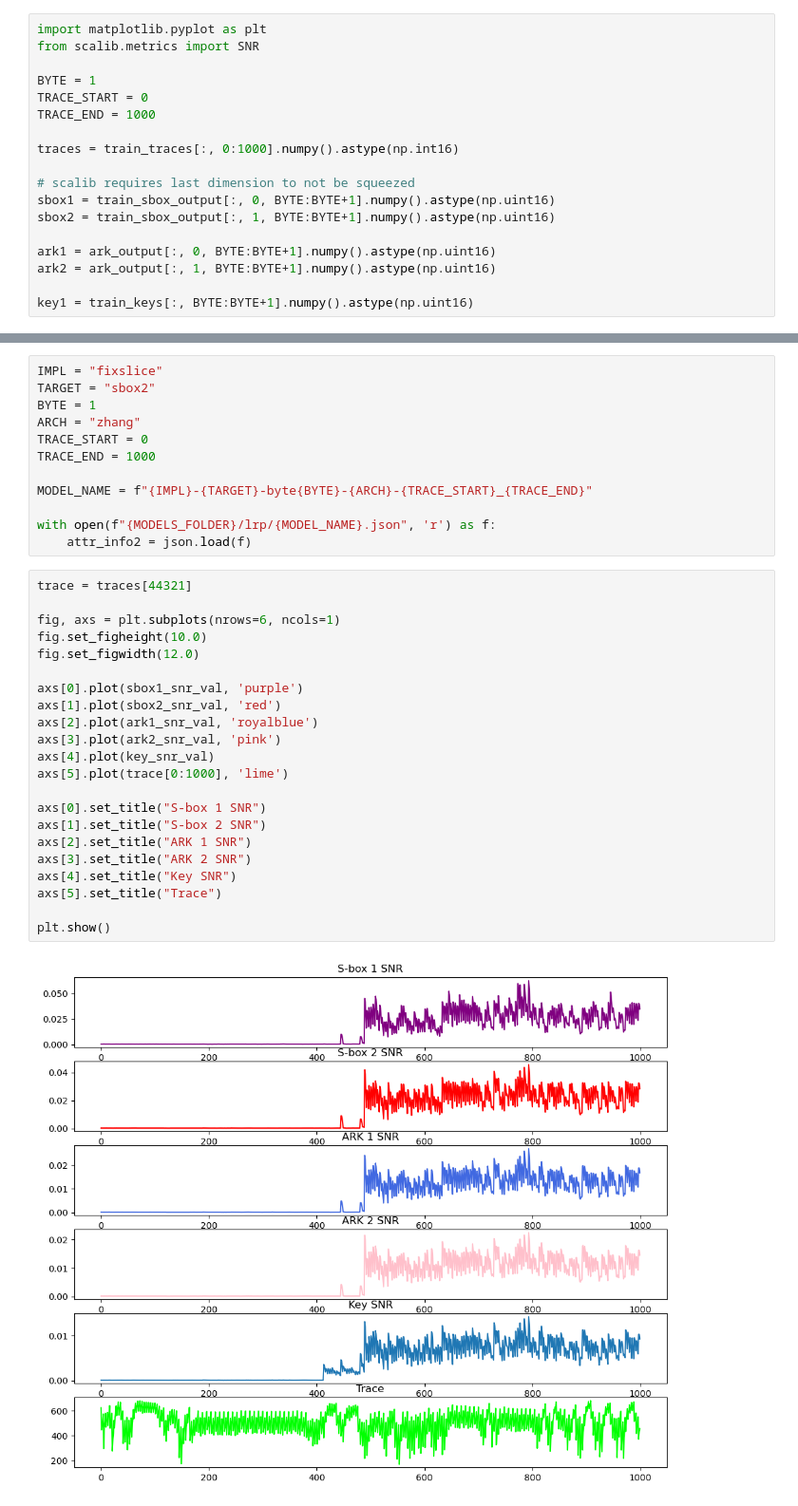
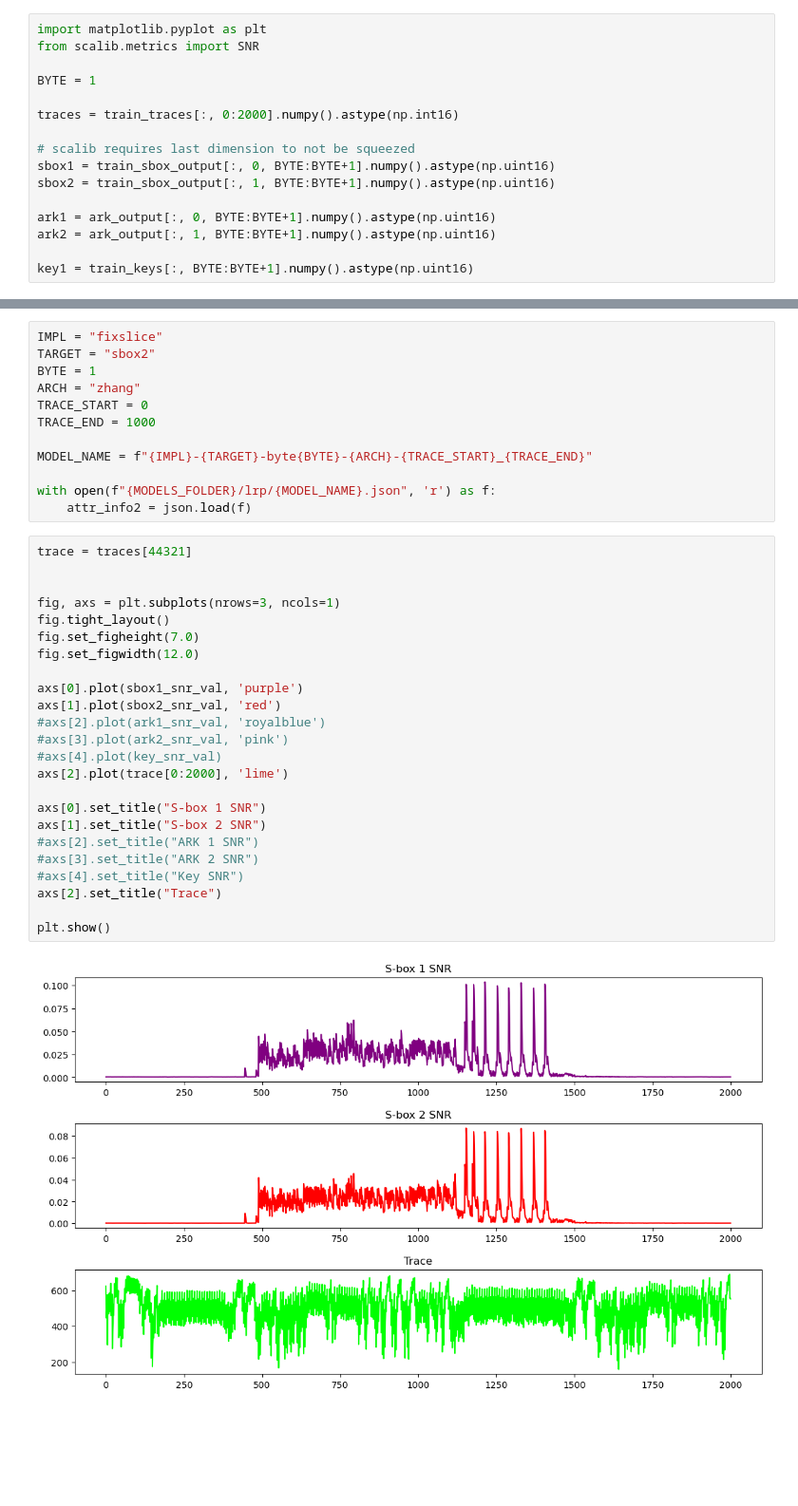
Before and after one commit to kirloo/bitsliced-DLSCA, a Jupyter notebook: figures_code/snr.ipynb, the cells around one changed output, grey strips where cells are left out. Shown at 95% size. Saved outputs shown, nothing was run; the diff lists cells and outputs as text; blank space fills up the shorter version.

```diff
--- a/figures_code/snr.ipynb
+++ b/figures_code/snr.ipynb
@@ -85,10 +85,8 @@ import matplotlib.pyplot as plt
 from scalib.metrics import SNR
 
 BYTE = 1
-TRACE_START = 0
-TRACE_END = 1000
 
-traces = train_traces[:, 0:1000].numpy().astype(np.int16)
+traces = train_traces[:, 0:2000].numpy().astype(np.int16)
 
 # scalib requires last dimension to not be squeezed
 sbox1 = train_sbox_output[:, 0, BYTE:BYTE+1].numpy().astype(np.uint16)
@@ -151,24 +149,26 @@ with open(f"{MODELS_FOLDER}/lrp/{MODEL_NAME}.json", 'r') as f:
 # %%
 trace = traces[44321]
 
-fig, axs = plt.subplots(nrows=6, ncols=1)
-fig.set_figheight(10.0)
+
+fig, axs = plt.subplots(nrows=3, ncols=1)
+fig.tight_layout()
+fig.set_figheight(7.0)
 fig.set_figwidth(12.0)
 
 axs[0].plot(sbox1_snr_val, 'purple')
 axs[1].plot(sbox2_snr_val, 'red')
-axs[2].plot(ark1_snr_val, 'royalblue')
-axs[3].plot(ark2_snr_val, 'pink')
-axs[4].plot(key_snr_val)
-axs[5].plot(trace[0:1000], 'lime')
+#axs[2].plot(ark1_snr_val, 'royalblue')
+#axs[3].plot(ark2_snr_val, 'pink')
+#axs[4].plot(key_snr_val)
+axs[2].plot(trace[0:2000], 'lime')
 
 axs[0].set_title("S-box 1 SNR")
 axs[1].set_title("S-box 2 SNR")
-axs[2].set_title("ARK 1 SNR")
-axs[3].set_title("ARK 2 SNR")
-axs[4].set_title("Key SNR")
-axs[5].set_title("Trace")
+#axs[2].set_title("ARK 1 SNR")
+#axs[3].set_title("ARK 2 SNR")
+#axs[4].set_title("Key SNR")
+axs[2].set_title("Trace")
 
 plt.show()
 # %% [output]
-[figure, old version]
+[figure, new version]
```
Also changed, not shown: parts of 1 cell of this notebook, 8 other files.
